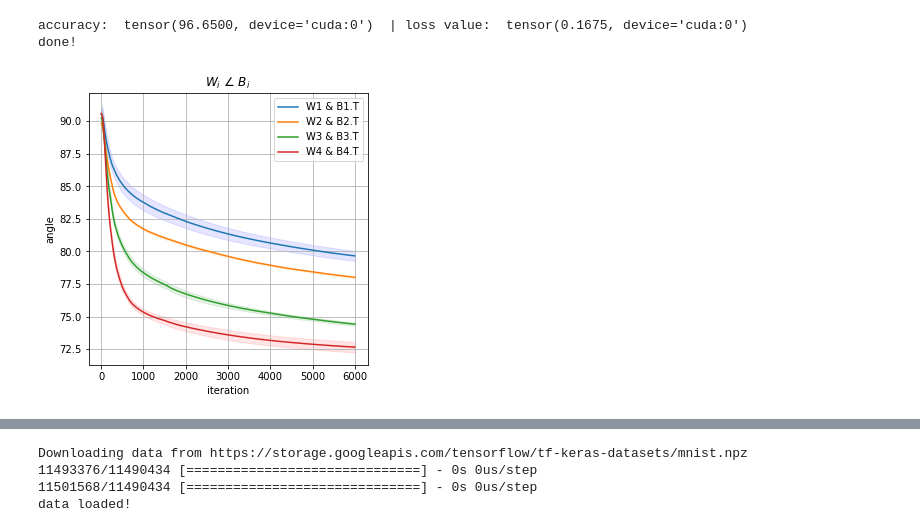
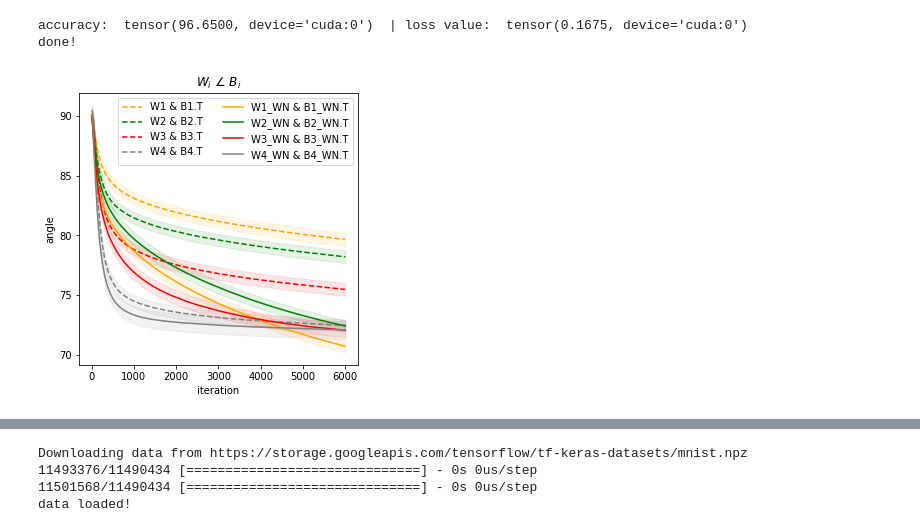
Before and after one commit to ARMINPAN/Advance-Neuroscience-FInal-Project, a Jupyter notebook: Main.ipynb, the cells around one changed output, grey strips where cells are left out. Cells and saved outputs as stored; diff of their text form; code cells hidden in the pictures.

```diff
--- a/Main.ipynb
+++ b/Main.ipynb
@@ -127,10 +129,17 @@ for k in range (epoch_num):
 
     for j in range (number_of_iterations):
         angles2[k,j] = angleCal(forward_weight_1, backward_weight_1.T)
+
+        delta1 = torch.multiply(error_delta1,ReLU_deriv(Z1))
         Z1 = torch.matmul(input_layer, forward_weight_0)
         hidden_layer_1 = ReLU(Z1)
+        Z2 = torch.matmul(hidden_layer_1, forward_weight_1)
+        hidden_layer_2 = ReLU(Z2)
+
         delta1 = torch.multiply(error_delta1,ReLU_deriv(Z1))
         delta_w0 = LR*torch.matmul(input_layer.T, delta1)
+
+        error_delta2 = torch.multiply(error_delta2,ReLU_deriv(Z2))
         delta2 = torch.clone(error_delta2)
         delta_w1 = LR*torch.matmul(hidden_layer_1.T, delta2)
         forward_weight_0 += delta_w0
@@ -301,7 +318,6 @@ ax.set_ylim([0, 100])
 ax.set_title('alignment plot')
 ax.set_ylabel('angle')
 ax.set_xlabel('iteration')
-ax.grid(True)
 # plot the condfidence1 interval over repeations
 ax.fill_between(np.arange(1,number_of_iterations+1),\
                 np.mean(angles1.cpu().numpy(),0)-np.std(angles1.cpu().numpy(),axis=0),\
@@ -314,7 +330,6 @@ ax.set_ylim([0, 100])
 ax.set_title('alignment plot')
 ax.set_ylabel('angle')
 ax.set_xlabel('iteration')
-ax.grid(True)
 # plot the condfidence2 interval over repeations
 ax.fill_between(np.arange(1,number_of_iterations+1),\
                 np.mean(angles2.cpu().numpy(),0)-np.std(angles2.cpu().numpy(),axis=0),\
@@ -327,7 +342,6 @@ ax.set_ylim([0, 100])
 ax.set_title('alignment plot')
 ax.set_ylabel('angle')
 ax.set_xlabel('iteration')
-ax.grid(True)
 # plot the condfidence3 interval over repeations
 ax.fill_between(np.arange(1,number_of_iterations+1),\
                 np.mean(angles3.cpu().numpy(),0)-np.std(angles3.cpu().numpy(),axis=0),\
@@ -338,9 +352,8 @@ ax.fill_between(np.arange(1,number_of_iterations+1),\
 ax.plot(np.arange(1,number_of_iterations+1),np.mean(angles4.cpu().numpy(),0),color='red')
 ax.set_ylim([0, 100])
 ax.set_title('alignment plot')
-ax.set_ylabel('angle')
+ax.set_ylabel(r'W_1 \angle B_1^T()')
 ax.set_xlabel('iteration')
-ax.grid(True)
 # plot the condfidence4 interval over repeations
 ax.fill_between(np.arange(1,number_of_iterations+1),\
                 np.mean(angles4.cpu().numpy(),0)-np.std(angles4.cpu().numpy(),axis=0),\
@@ -350,4 +363,7 @@ ax.fill_between(np.arange(1,number_of_iterations+1),\
 ax.legend(['auto_correlated, not cross_correlated','not auto_correlated, cross_correlated',\
            'not auto_correlated, not cross_correlated',\
           'auto_correlated, cross_correlated'],loc='lower right')
+
+resolution_value = 1200
+plt.savefig("Fig1_B_5.png", format="png", dpi=resolution_value)
 # %% [output]
@@ -869,41 +979,73 @@ done!
 # %%
 # angle between backward weights and forward weights
 fig, ax = plt.subplots(1,1,figsize=(5,5))
 
-ax.plot(np.arange(1,epoch_num*batch_num+1),np.mean(alignment[:,0,:].cpu().numpy(),axis=(0)))
-ax.plot(np.arange(1,epoch_num*batch_num+1),np.mean(alignment[:,1,:].cpu().numpy(),axis=(0)))
-ax.plot(np.arange(1,epoch_num*batch_num+1),np.mean(alignment[:,2,:].cpu().numpy(),axis=(0)))
-ax.plot(np.arange(1,epoch_num*batch_num+1),np.mean(alignment[:,3,:].cpu().numpy(),axis=(0)))
+
+# no weight normalization
+ax.plot(np.arange(1,epoch_num*batch_num+1),np.mean(alignment[:,0,:].cpu().numpy(),axis=(0)),'--',color='orange')
+ax.plot(np.arange(1,epoch_num*batch_num+1),np.mean(alignment[:,1,:].cpu().numpy(),axis=(0)),'--',color='green')
+ax.plot(np.arange(1,epoch_num*batch_num+1),np.mean(alignment[:,2,:].cpu().numpy(),axis=(0)),'--',color='red')
+ax.plot(np.arange(1,epoch_num*batch_num+1),np.mean(alignment[:,3,:].cpu().numpy(),axis=(0)),'--',color='gray')
 
 
 ax.fill_between(np.arange(1,epoch_num*batch_num+1),\
                 np.mean(alignment[:,0,:].cpu().numpy(),axis=(0))-np.std(alignment[:,0,:].cpu().numpy(),axis=(0))/2,\
                 np.mean(alignment[:,0,:].cpu().numpy(),axis=(0))+np.std(alignment[:,0,:].cpu().numpy(),axis=(0))/2,\
-                color='blue', alpha=.1);
+                color='orange', alpha=.1);
 
 ax.fill_between(np.arange(1,epoch_num*batch_num+1),\
                 np.mean(alignment[:,1,:].cpu().numpy(),axis=(0))-np.std(alignment[:,1,:].cpu().numpy(),axis=(0))/2,\
                 np.mean(alignment[:,1,:].cpu().numpy(),axis=(0))+np.std(alignment[:,1,:].cpu().numpy(),axis=(0))/2,\
-                color='orange', alpha=.1);
+                color='green', alpha=.1);
 
 ax.fill_between(np.arange(1,epoch_num*batch_num+1),\
                 np.mean(alignment[:,2,:].cpu().numpy(),axis=(0))-np.std(alignment[:,2,:].cpu().numpy(),axis=(0))/2,\
                 np.mean(alignment[:,2,:].cpu().numpy(),axis=(0))+np.std(alignment[:,2,:].cpu().numpy(),axis=(0))/2,\
-                color='green', alpha=.1);
+                color='red', alpha=.1);
 
 ax.fill_between(np.arange(1,epoch_num*batch_num+1),\
                 np.mean(alignment[:,3,:].cpu().numpy(),axis=(0))-np.std(alignment[:,3,:].cpu().numpy(),axis=(0))/2,\
                 np.mean(alignment[:,3,:].cpu().numpy(),axis=(0))+np.std(alignment[:,3,:].cpu().numpy(),axis=(0))/2,\
+                color='gray', alpha=.1);
+
+
+# with weight normalization
+ax.plot(np.arange(1,epoch_num*batch_num+1),np.mean(alignment_WN[:,0,:].cpu().numpy(),axis=(0)),color='orange')
+ax.plot(np.arange(1,epoch_num*batch_num+1),np.mean(alignment_WN[:,1,:].cpu().numpy(),axis=(0)),color='green')
+ax.plot(np.arange(1,epoch_num*batch_num+1),np.mean(alignment_WN[:,2,:].cpu().numpy(),axis=(0)),color='red')
+ax.plot(np.arange(1,epoch_num*batch_num+1),np.mean(alignment_WN[:,3,:].cpu().numpy(),axis=(0)),color='gray')
+
+
+ax.fill_between(np.arange(1,epoch_num*batch_num+1),\
+                np.mean(alignment_WN[:,0,:].cpu().numpy(),axis=(0))-np.std(alignment_WN[:,0,:].cpu().numpy(),axis=(0))/2,\
+                np.mean(alignment_WN[:,0,:].cpu().numpy(),axis=(0))+np.std(alignment_WN[:,0,:].cpu().numpy(),axis=(0))/2,\
+                color='orange', alpha=.1);
+
+ax.fill_between(np.arange(1,epoch_num*batch_num+1),\
+                np.mean(alignment_WN[:,1,:].cpu().numpy(),axis=(0))-np.std(alignment_WN[:,1,:].cpu().numpy(),axis=(0))/2,\
+                np.mean(alignment_WN[:,1,:].cpu().numpy(),axis=(0))+np.std(alignment_WN[:,1,:].cpu().numpy(),axis=(0))/2,\
+                color='green', alpha=.1);
+
+ax.fill_between(np.arange(1,epoch_num*batch_num+1),\
+                np.mean(alignment_WN[:,2,:].cpu().numpy(),axis=(0))-np.std(alignment_WN[:,2,:].cpu().numpy(),axis=(0))/2,\
+                np.mean(alignment_WN[:,2,:].cpu().numpy(),axis=(0))+np.std(alignment_WN[:,2,:].cpu().numpy(),axis=(0))/2,\
                 color='red', alpha=.1);
+
+ax.fill_between(np.arange(1,epoch_num*batch_num+1),\
+                np.mean(alignment_WN[:,3,:].cpu().numpy(),axis=(0))-np.std(alignment_WN[:,3,:].cpu().numpy(),axis=(0))/2,\
+                np.mean(alignment_WN[:,3,:].cpu().numpy(),axis=(0))+np.std(alignment_WN[:,3,:].cpu().numpy(),axis=(0))/2,\
+                color='gray', alpha=.1);
+
 
 
 ax.set_title(r'$W_i$ $\angle$ $B_i$')
 ax.set_ylabel('angle')
 ax.set_xlabel('iteration')
-ax.legend(['W1 & B1.T','W2 & B2.T','W3 & B3.T','W4 & B4.T'],loc='best')
-ax.grid(True)
+ax.legend(['W1 & B1.T','W2 & B2.T','W3 & B3.T','W4 & B4.T','W1_WN & B1_WN.T','W2_WN & B2_WN.T','W3_WN & B3_WN.T','W4_WN & B4_WN.T'],loc='best',ncol=2)
+plt.savefig("Fig7_B.png", format="png", dpi=resolution_value)
+# Change the number of columns here
 # %% [output]
-[figure, old version]
+[figure, new version]
 # %%
 # wk norm to w0 norm
 fig, ax = plt.subplots(1,1,figsize=(5,5))
```
Also changed, not shown: parts of 36 cells of this notebook.
